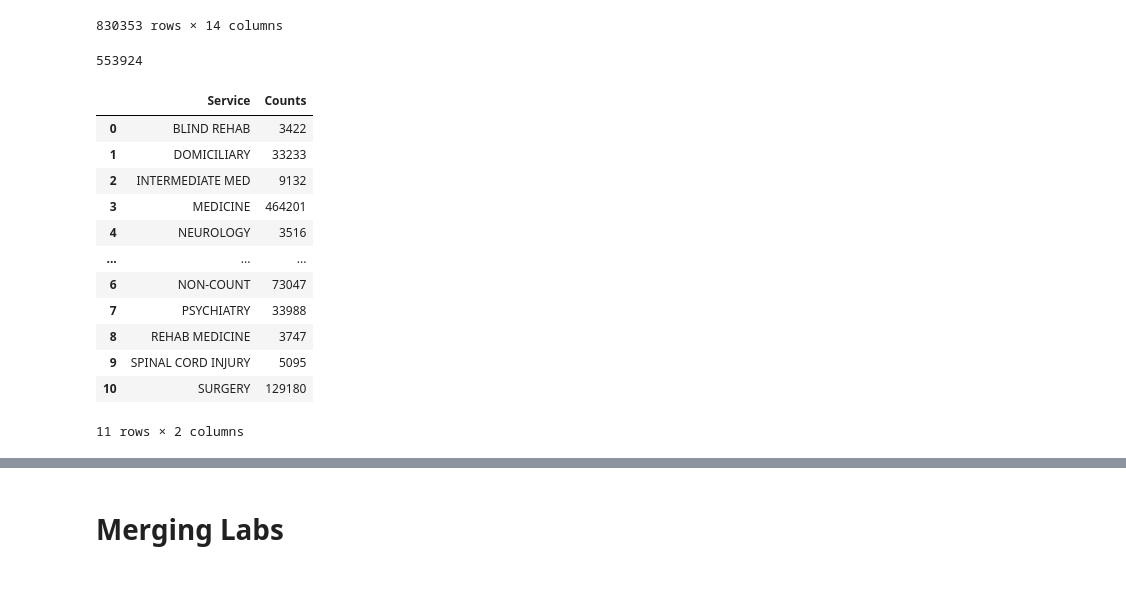
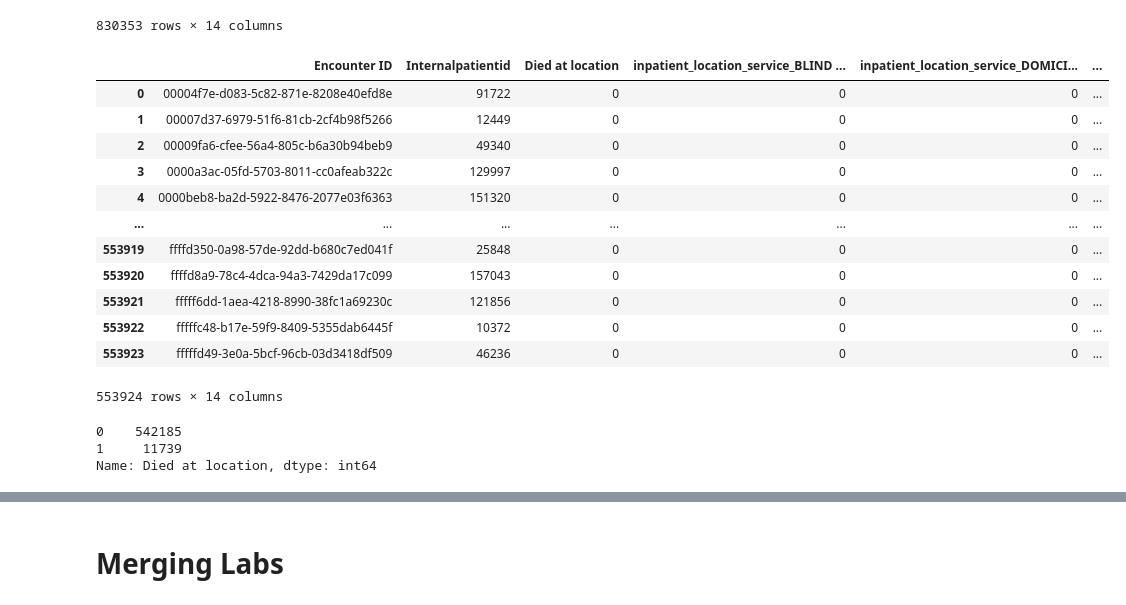
Before and after one commit to victormurcia/VCHAMPS, a Jupyter notebook: VCHAMPS_Model_Preparation.ipynb, the cells around one changed output, grey strips where cells are left out. Drawn from its saved outputs; the diff is of its cells as text; code cells hidden in the pictures.

```diff
--- a/VCHAMPS_Model_Preparation.ipynb
+++ b/VCHAMPS_Model_Preparation.ipynb
@@ -696,24 +713,40 @@ inpatient_location
 | 830351 | 9999 | 0 | eaf7690b-8b9d-5a21-ab1b-ae476aa4b7ce | 0 | 0 | ... |
 | 830352 | 99992 | 0 | 05dceb3a-fbc7-5416-bb43-2df5b50bfb0a | 0 | 0 | ... |
 830353 rows × 14 columns
-# %%
-inpatient_location['Encounter ID'].nunique()
-# %% [output]
-553924
-# %%
-loc_codes = pd.read_csv('/content/drive/MyDrive/inpatient_locations_codes.csv')
-loc_codes
-# %% [output]
-|  | Service | Counts |
-| 0 | BLIND REHAB | 3422 |
-| 1 | DOMICILIARY | 33233 |
-| 2 | INTERMEDIATE MED | 9132 |
-| 3 | MEDICINE | 464201 |
-| 4 | NEUROLOGY | 3516 |
-| ... | ... | ... |
-| 6 | NON-COUNT | 73047 |
-| 7 | PSYCHIATRY | 33988 |
-| 8 | REHAB MEDICINE | 3747 |
-| 9 | SPINAL CORD INJURY | 5095 |
-| 10 | SURGERY | 129180 |
-11 rows × 2 columns
+# %%
+# Group by 'Encounter ID' and 'Internalpatientid', and apply max to 'Died at location' and sum to the rest of the columns
+inpatient_location = inpatient_location.groupby(['Encounter ID', 'Internalpatientid'], as_index=False).agg({
+    'Died at location': 'max',
+    # Exclude 'Encounter ID' and 'Internalpatientid' from the sum
+    **{col: 'sum' for col in inpatient_location.columns if col not in ['Encounter ID', 'Internalpatientid']}
+})
+# List of columns to exclude from mapping
+columns_to_exclude = ['Encounter ID', 'Internalpatientid']
+
+# Function to convert values to 1 or 0
+def convert_to_binary(value):
+    return 1 if value >= 1 else 0
+
+# Apply the mapping function to each cell in the selected columns
+inpatient_location[inpatient_location.columns.difference(columns_to_exclude)] = inpatient_location[inpatient_location.columns.difference(columns_to_exclude)].applymap(convert_to_binary)
+inpatient_location
+# %% [output]
+|  | Encounter ID | Internalpatientid | Died at location | inpatient_location_service_BLIND ... | inpatient_location_service_DOMICI... | ... |
+| 0 | 00004f7e-d083-5c82-871e-8208e40efd8e | 91722 | 0 | 0 | 0 | ... |
+| 1 | 00007d37-6979-51f6-81cb-2cf4b98f5266 | 12449 | 0 | 0 | 0 | ... |
+| 2 | 00009fa6-cfee-56a4-805c-b6a30b94beb9 | 49340 | 0 | 0 | 0 | ... |
+| 3 | 0000a3ac-05fd-5703-8011-cc0afeab322c | 129997 | 0 | 0 | 0 | ... |
+| 4 | 0000beb8-ba2d-5922-8476-2077e03f6363 | 151320 | 0 | 0 | 0 | ... |
+| ... | ... | ... | ... | ... | ... | ... |
+| 553919 | ffffd350-0a98-57de-92dd-b680c7ed041f | 25848 | 0 | 0 | 0 | ... |
+| 553920 | ffffd8a9-78c4-4dca-94a3-7429da17c099 | 157043 | 0 | 0 | 0 | ... |
+| 553921 | fffff6dd-1aea-4218-8990-38fc1a69230c | 121856 | 0 | 0 | 0 | ... |
+| 553922 | fffffc48-b17e-59f9-8409-5355dab6445f | 10372 | 0 | 0 | 0 | ... |
+| 553923 | fffffd49-3e0a-5bcf-96cb-03d3418df509 | 46236 | 0 | 0 | 0 | ... |
+553924 rows × 14 columns
+# %%
+inpatient_location['Died at location'].value_counts()
+# %% [output]
+0    542185
+1     11739
+Name: Died at location, dtype: int64
```
Also changed, not shown: parts of 16 cells of this notebook.
